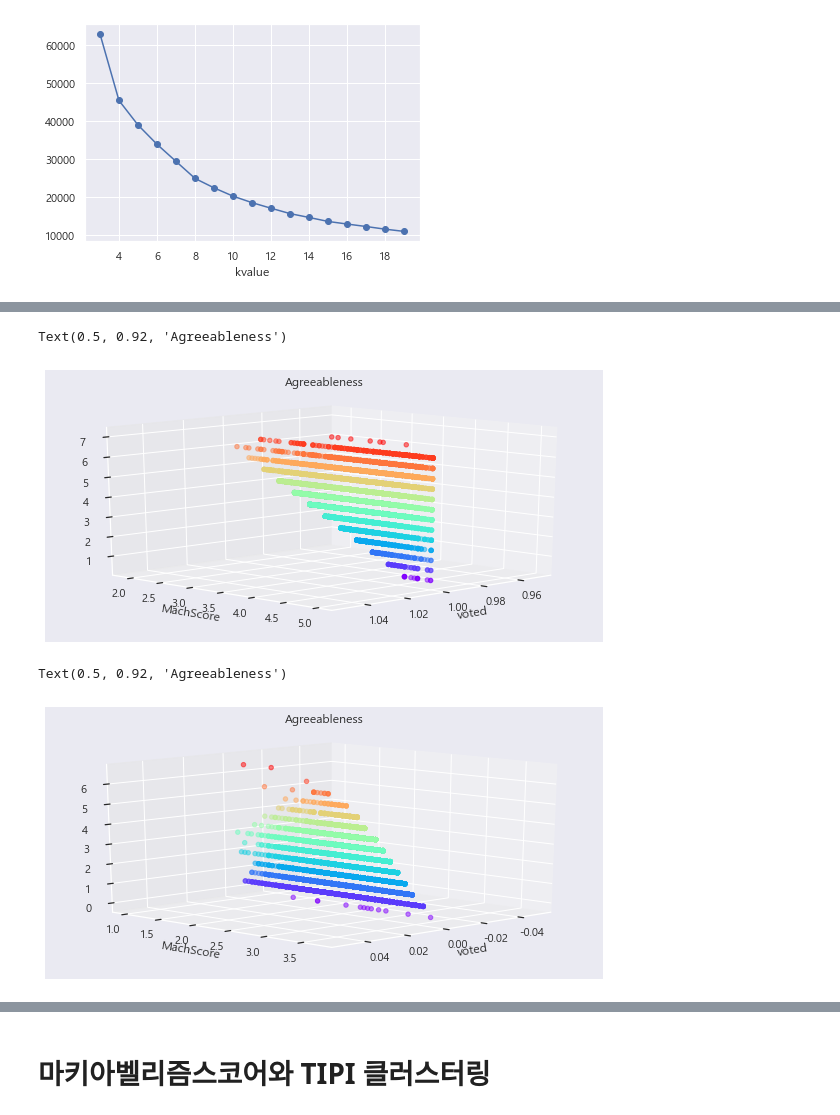
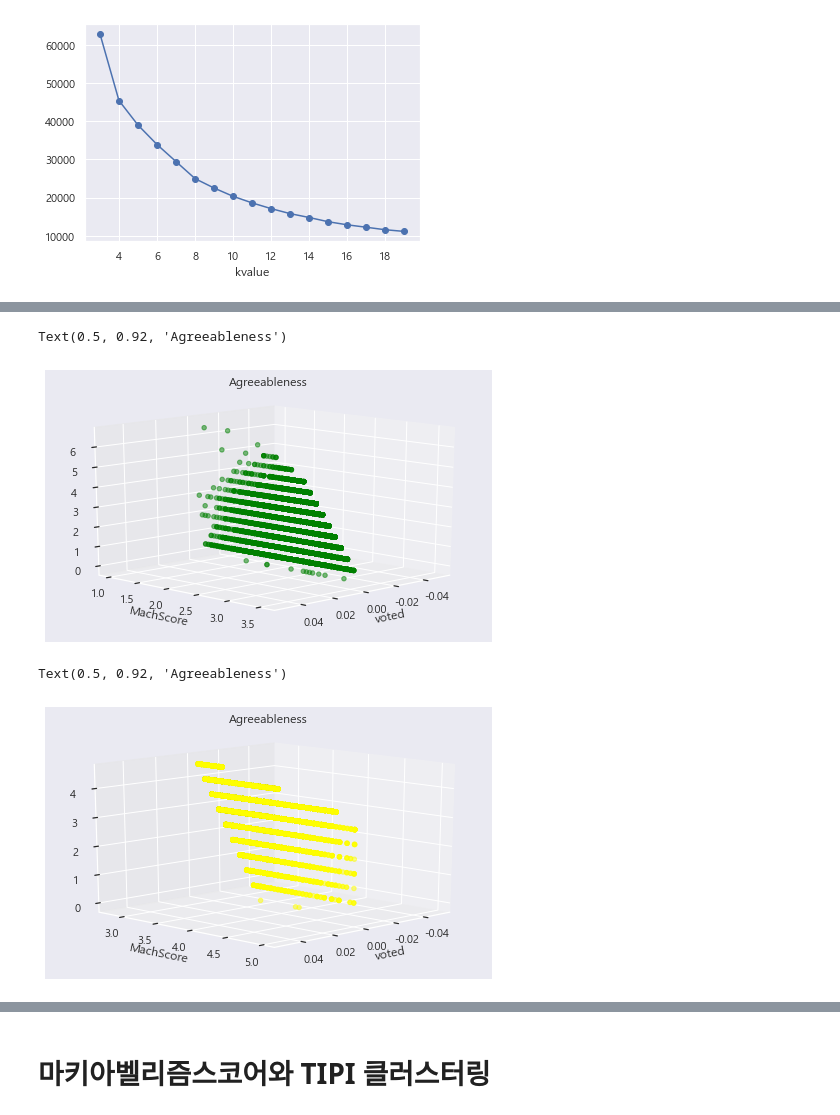
Before and after one commit to ineed-coffee/vote_prediction_from_Machiavellism_test, a Jupyter notebook: EDA/PoC/Clustering.ipynb, the cells around one changed output, grey strips where cells are left out. Cells and saved outputs as stored; diff of their text form; code cells hidden in the pictures.

```diff
--- a/EDA/PoC/Clustering.ipynb
+++ b/EDA/PoC/Clustering.ipynb
@@ -4,7 +9,7 @@ import numpy as np
 import matplotlib.pyplot as plt
 import seaborn as sns
 sns.set()
-data = pd.read_csv('train_preprocessed.csv')
+data = pd.read_csv('train_na_filled (1).csv')
 data.head()
 
 import matplotlib
@@ -14,7 +19,7 @@ if platform.system()=="Windows":
     font_name=font_manager.FontProperties(fname="c:/Windows/Fonts/malgun.ttf").get_name()
     rc('font', family=font_name)
 matplotlib.rcParams['axes.unicode_minus']=False
-
+np.random.seed(102)
 import warnings
 warnings.filterwarnings("ignore")
 # %%
@@ -186,32 +251,32 @@ Text(0.5, 0.92, 'Agreeableness')
 # %%
 from mpl_toolkits.mplot3d import Axes3D
 zdata = subdata[subdata['k5'] ==2]
-fig = plt.figure(figsize=(10, 5))
+fig = plt.figure(figsize=(8, 5))
 ax = fig.add_subplot(111, projection='3d') # Axe3D object
 
 x = zdata.iloc[:,0]
 y = zdata.iloc[:,1]
 z = zdata.iloc[:,2]
-ax.scatter(x, y, z, c = z, s= 20, alpha=0.5, cmap=plt.cm.rainbow)
+ax.scatter(x, y, z, c = 'green', s= 20, alpha=0.5)
 ax.view_init(15, 45)
 plt.xlabel('voted')
 plt.ylabel('MachScore')
 plt.title('Agreeableness')
 
 # 2번 클러스터 높은 마키아벨리즘 점수, 투표하였음, 친화성 낮음
 # %% [output]
 Text(0.5, 0.92, 'Agreeableness')
-[figure, old version]
+[figure, new version]
 # %%
 from mpl_toolkits.mplot3d import Axes3D
 zdata = subdata[subdata['k5'] ==3]
-fig = plt.figure(figsize=(10, 5))
+fig = plt.figure(figsize=(8, 5))
 ax = fig.add_subplot(111, projection='3d') # Axe3D object
 
 x = zdata.iloc[:,0]
 y = zdata.iloc[:,1]
 z = zdata.iloc[:,2]
-ax.scatter(x, y, z, c = z, s= 20, alpha=0.5, cmap=plt.cm.rainbow)
+ax.scatter(x, y, z, c = 'yellow', s= 20, alpha=0.5)
 ax.view_init(15, 45)
 plt.xlabel('voted')
 plt.ylabel('MachScore')
@@ -220,7 +285,7 @@ plt.title('Agreeableness')
 # 3번 클러스터 중간 마키아벨리즘 점수, 투표하지 않음, 친화성이 높음
 # %% [output]
 Text(0.5, 0.92, 'Agreeableness')
-[figure, old version]
+[figure, new version]
 # %%
 from mpl_toolkits.mplot3d import Axes3D
 zdata = subdata[subdata['k5'] ==4]
```
Also changed, not shown: parts of 13 cells of this notebook.
